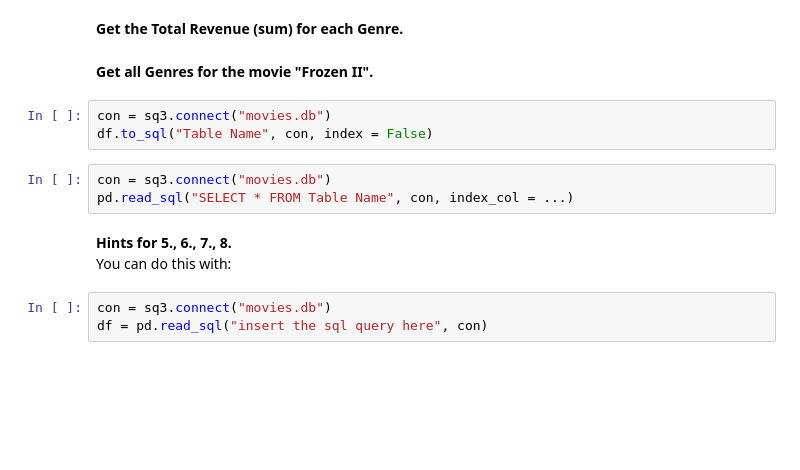
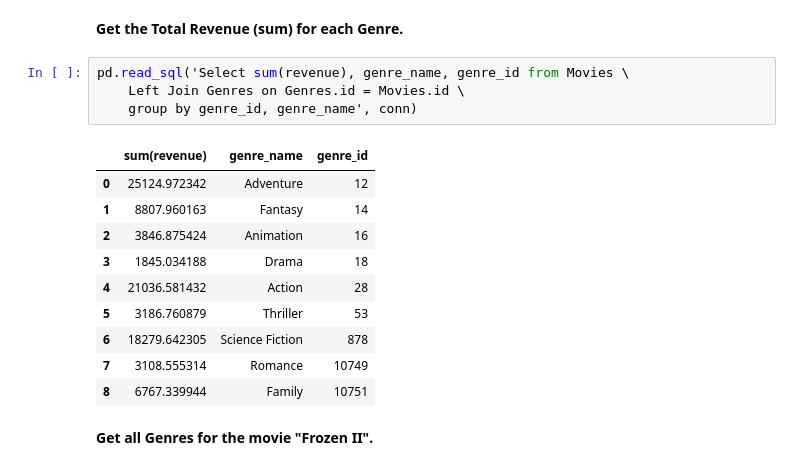
Before and after one commit to eeeds/Projects, a Jupyter notebook: 18- Pandas and SQL Databases/Project18.ipynb, the cells around one changed output. Saved outputs shown, nothing was run; the diff lists cells and outputs as text; blank space fills up the shorter version.

```diff
--- a/18- Pandas and SQL Databases/Project18.ipynb
+++ b/18- Pandas and SQL Databases/Project18.ipynb
@@ -574,16 +607,19 @@ __Get all Production Companies for the movie "Titanic".__
 # %% [markdown]
 __Get the Total Revenue (sum) for each Genre.__
+# %%
+pd.read_sql('Select sum(revenue), genre_name, genre_id from Movies \
+    Left Join Genres on Genres.id = Movies.id \
+    group by genre_id, genre_name', conn)
+# %% [output]
+|  | sum(revenue) | genre_name | genre_id |
+| 0 | 25124.972342 | Adventure | 12 |
+| 1 | 8807.960163 | Fantasy | 14 |
+| 2 | 3846.875424 | Animation | 16 |
+| 3 | 1845.034188 | Drama | 18 |
+| 4 | 21036.581432 | Action | 28 |
+| 5 | 3186.760879 | Thriller | 53 |
+| 6 | 18279.642305 | Science Fiction | 878 |
+| 7 | 3108.555314 | Romance | 10749 |
+| 8 | 6767.339944 | Family | 10751 |
 # %% [markdown]
 __Get all Genres for the movie "Frozen II".__
-# %%
-con = sq3.connect("movies.db")
-df.to_sql("Table Name", con, index = False)
-# %%
-con = sq3.connect("movies.db")
-pd.read_sql("SELECT * FROM Table Name", con, index_col = ...)
-# %% [markdown]
-__Hints for 5., 6., 7., 8.__<br>
-You can do this with:
-# %%
-con = sq3.connect("movies.db")
-df = pd.read_sql("insert the sql query here", con)
```
Also changed, not shown: parts of 3 cells of this notebook.
